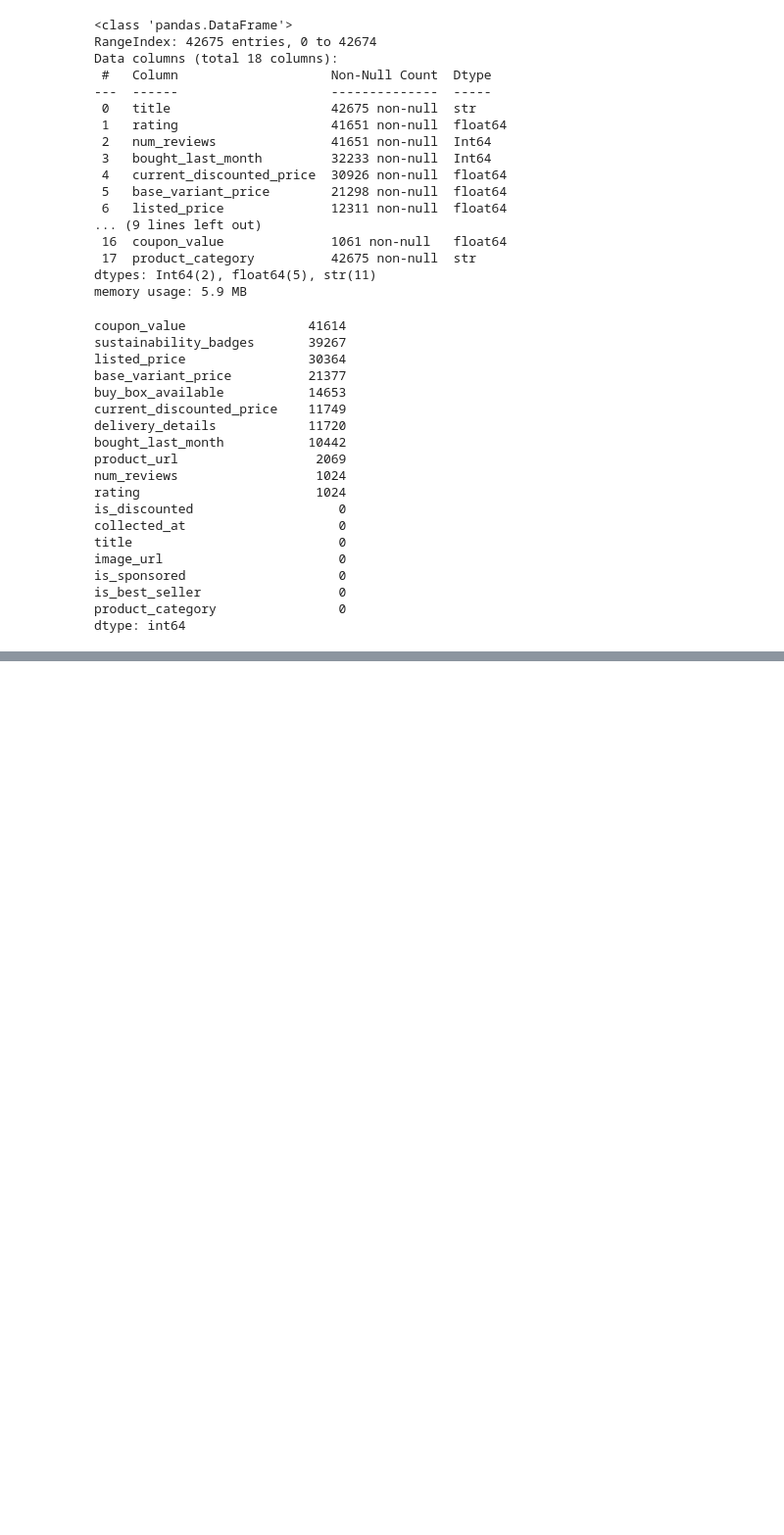
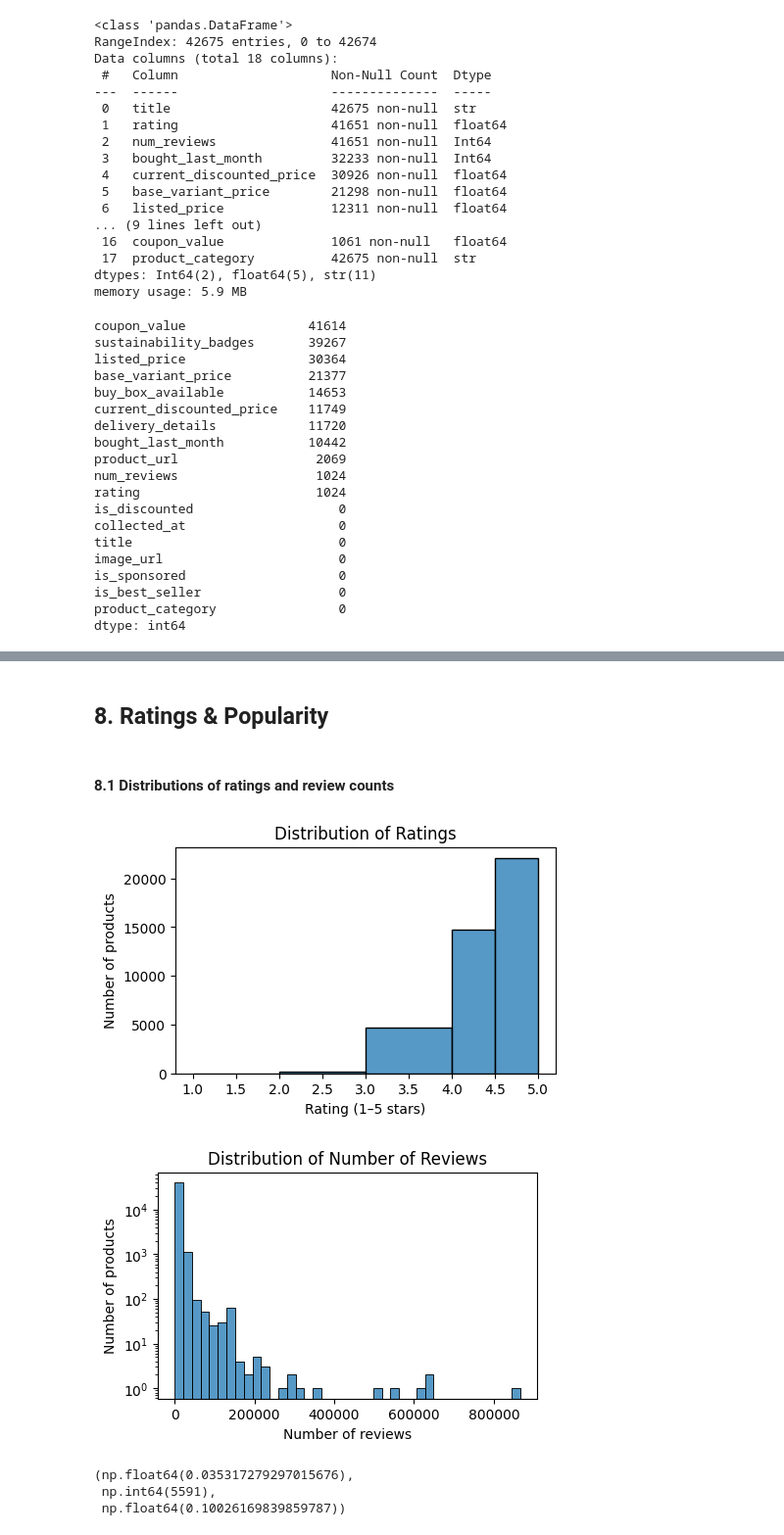
Before and after one commit to tiyasaroy/Amazon-Sales-2025, a Jupyter notebook: amazon-sales-2025.ipynb, the cells around one changed output, grey strips where cells are left out. Shown at 98% size. Drawn from its saved outputs; the diff is of its cells as text; code cells hidden in the pictures; blank space fills up the shorter version.

```diff
--- a/amazon-sales-2025.ipynb
+++ b/amazon-sales-2025.ipynb
@@ -426,0 +620,36 @@ dtype: int64
+# %% [markdown]
+## 8. Ratings & Popularity
+# %% [markdown]
+#### 8.1 Distributions of ratings and review counts
+# %%
+# 8.1.1 Ratings distribution
+plt.figure(figsize=(5, 3))
+sns.histplot(df["rating"].dropna(), bins=[1, 2, 3, 4, 4.5, 5], kde=False)
+plt.title("Distribution of Ratings")
+plt.xlabel("Rating (1–5 stars)")
+plt.ylabel("Number of products")
+plt.show()
+
+# 8.1.2 Number of reviews (raw + log-scaled y)
+plt.figure(figsize=(5, 3))
+sns.histplot(df["num_reviews"].dropna(), bins=40)
+plt.title("Distribution of Number of Reviews")
+plt.xlabel("Number of reviews")
+plt.ylabel("Number of products")
+plt.yscale("log")  # reveals long tail
+plt.show()
+
+# Fractions with almost no reviews vs very high engagement
+low_review_thresh = 5
+high_review_thresh = df["num_reviews"].quantile(0.9)  # top 10% by reviews
+
+share_low = (df["num_reviews"] <= low_review_thresh).mean()
+share_high = (df["num_reviews"] >= high_review_thresh).mean()
+
+share_low, high_review_thresh, share_high
+# %% [output]
+[figure, added]
+[figure, added]
+(np.float64(0.035317279297015676),
+ np.int64(5591),
+ np.float64(0.10026169839859787))
```
Also changed, not shown: parts of 43 cells of this notebook.
